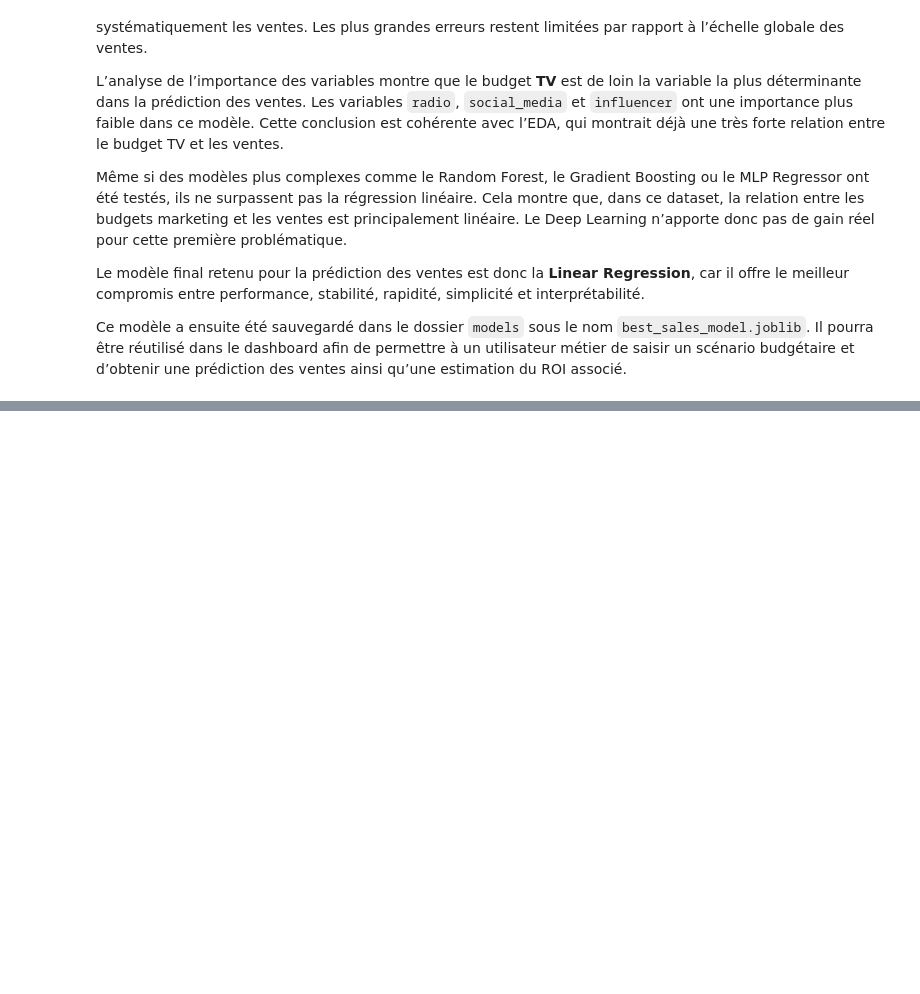
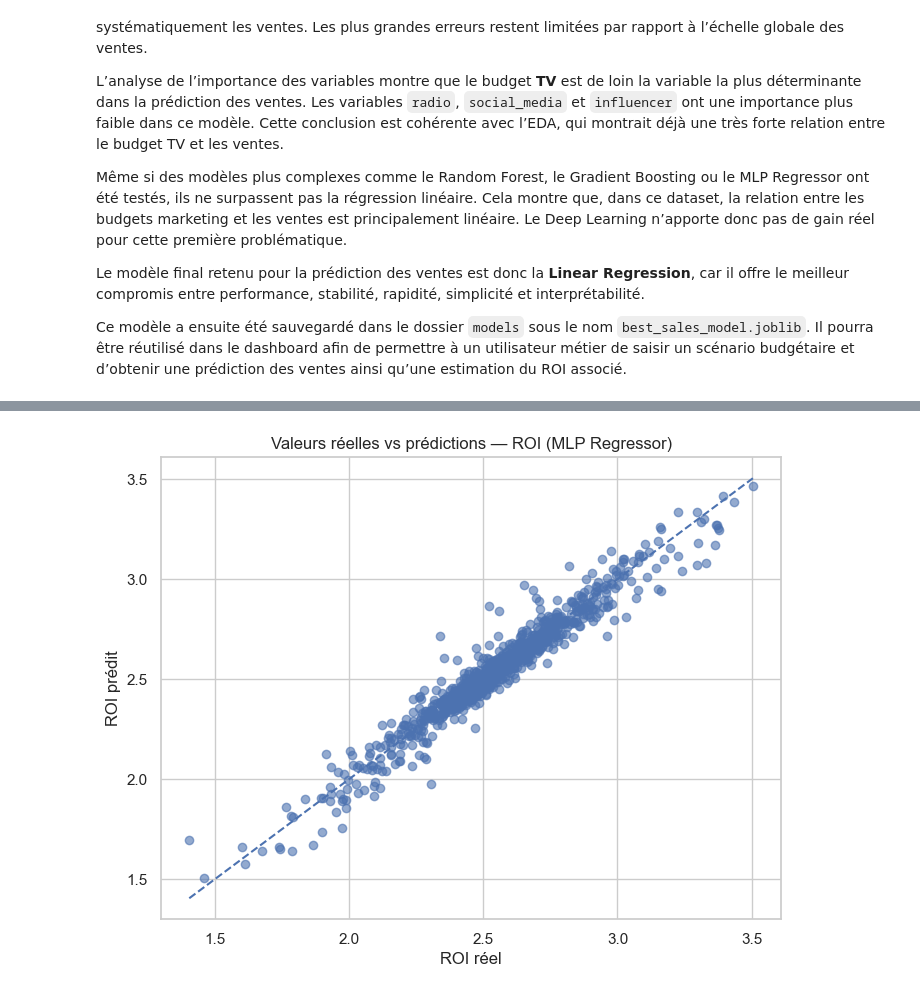
Before and after one commit to educ-abdoullah/RIO-Optimisation, a Jupyter notebook: notebooks/02_modelisation_ventes_marketing.ipynb, the cells around one changed output, grey strips where cells are left out. Drawn from its saved outputs; the diff is of its cells as text; code cells hidden in the pictures; blank space fills up the shorter version.

Commit message:
modif modelisation notebooks

```diff
--- a/notebooks/02_modelisation_ventes_marketing.ipynb
+++ b/notebooks/02_modelisation_ventes_marketing.ipynb
@@ -1109,0 +1225,6 @@ Ce modèle a ensuite été sauvegardé dans le dossier `models` sous le nom `bes
+# %%
+X_train_roi, X_test_roi, y_train_roi, y_test_roi = prepare_train_test_data(
+    df=df,
+    features=features_roi,
+    target=target_roi
+)
@@ -1109,0 +1542,14 @@ Ce modèle a ensuite été sauvegardé dans le dossier `models` sous le nom `bes
+# %%
+# Prédictions du meilleur modèle ROI
+
+y_pred_roi = best_roi_model.predict(X_test_roi)
+
+roi_error_analysis = pd.DataFrame({
+    "y_true": y_test_roi,
+    "y_pred": y_pred_roi
+})
+
+roi_error_analysis["residual"] = roi_error_analysis["y_true"] - roi_error_analysis["y_pred"]
+roi_error_analysis["absolute_error"] = roi_error_analysis["residual"].abs()
+
+roi_error_analysis.head()
@@ -1109,0 +1563,27 @@ Ce modèle a ensuite été sauvegardé dans le dossier `models` sous le nom `bes
+# %%
+# Graphique valeurs réelles vs prédictions pour le ROI
+
+plt.figure(figsize=(8, 6))
+
+plt.scatter(
+    roi_error_analysis["y_true"],
+    roi_error_analysis["y_pred"],
+    alpha=0.6
+)
+
+min_value = min(roi_error_analysis["y_true"].min(), roi_error_analysis["y_pred"].min())
+max_value = max(roi_error_analysis["y_true"].max(), roi_error_analysis["y_pred"].max())
+
+plt.plot(
+    [min_value, max_value],
+    [min_value, max_value],
+    linestyle="--"
+)
+
+plt.title(f"Valeurs réelles vs prédictions — ROI ({best_roi_model_name})")
+plt.xlabel("ROI réel")
+plt.ylabel("ROI prédit")
+plt.grid(True)
+plt.show()
+# %% [output]
+[figure, added]
```
Also changed, not shown: parts of 23 cells of this notebook, 8 other files.
